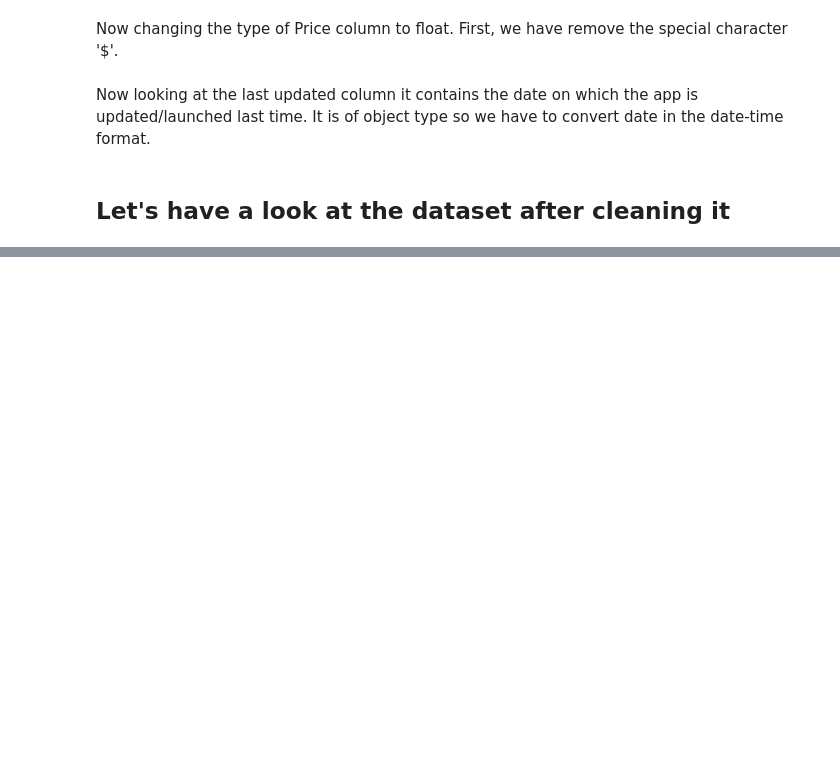
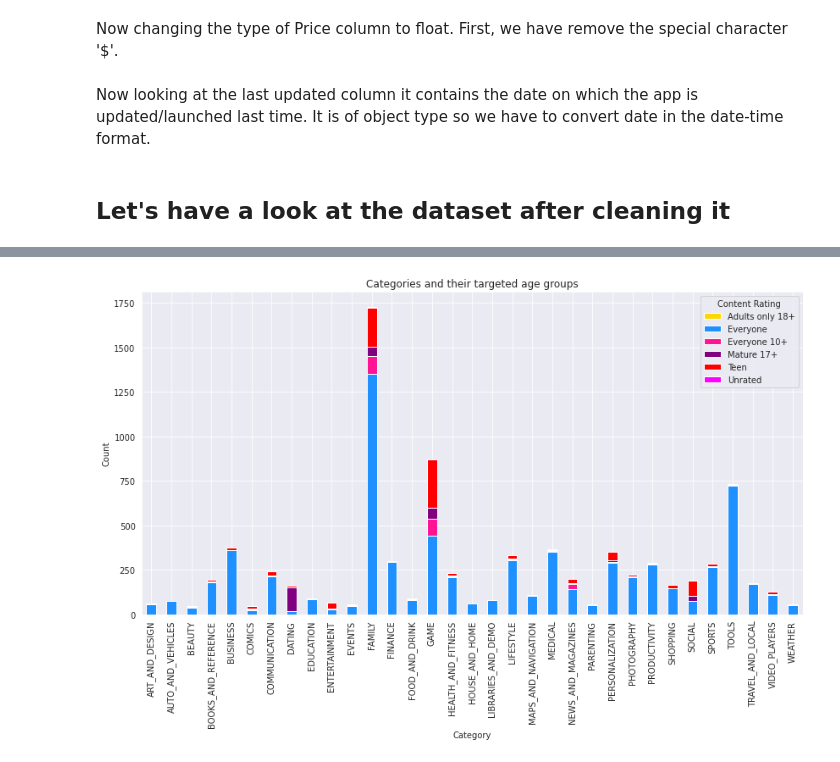
Before and after one commit to Swapnil-417/Play-Store-App-Review-Analysis, a Jupyter notebook: Play_Store_App_Review_Analysis_Capstone_Project.ipynb, the cells around one changed output, grey strips where cells are left out. Cells and saved outputs as stored; diff of their text form; code cells hidden in the pictures; blank space fills up the shorter version.

```diff
--- a/Play_Store_App_Review_Analysis_Capstone_Project.ipynb
+++ b/Play_Store_App_Review_Analysis_Capstone_Project.ipynb
@@ -329,0 +337,14 @@ apps_data.describe()
+# %%
+# creating dataframe to get count of apps per Category and Content Rating
+df = apps_data.groupby(['Category','Content Rating']).count().reset_index()
+df = df[['Category','Content Rating','App']]
+df1 = df.pivot(columns='Content Rating', index='Category', values='App')
+# %%
+# Ploting bar chart
+color_lst = ['gold', 'dodgerblue', 'deeppink','purple','red','magenta']
+df1.plot(kind='bar', stacked= True, color= color_lst, figsize= (14,7))
+plt.ylabel("Count")
+plt.title("Categories and their targeted age groups")
+plt.show()
+# %% [output]
+[figure, added]
```
Also changed, not shown: parts of 19 cells of this notebook.
